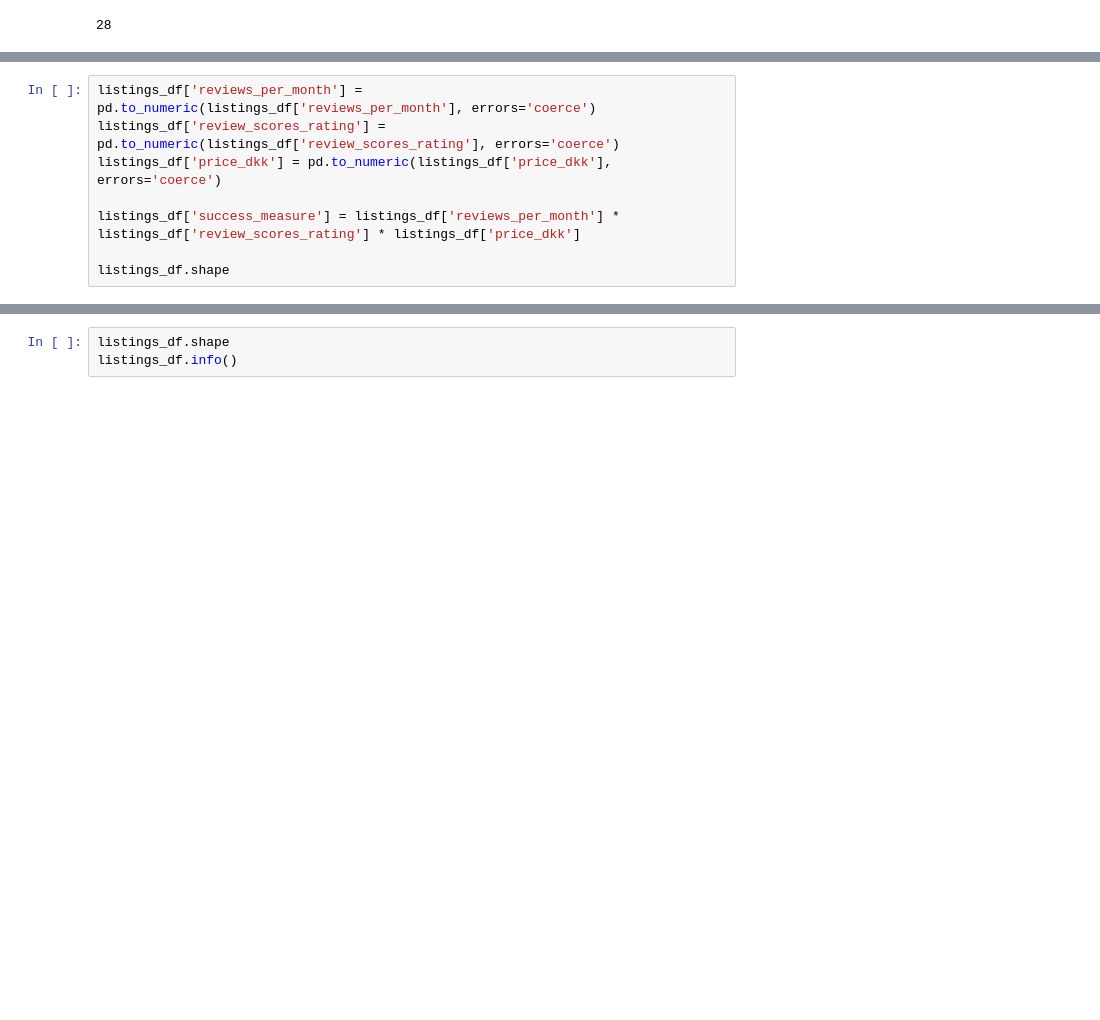
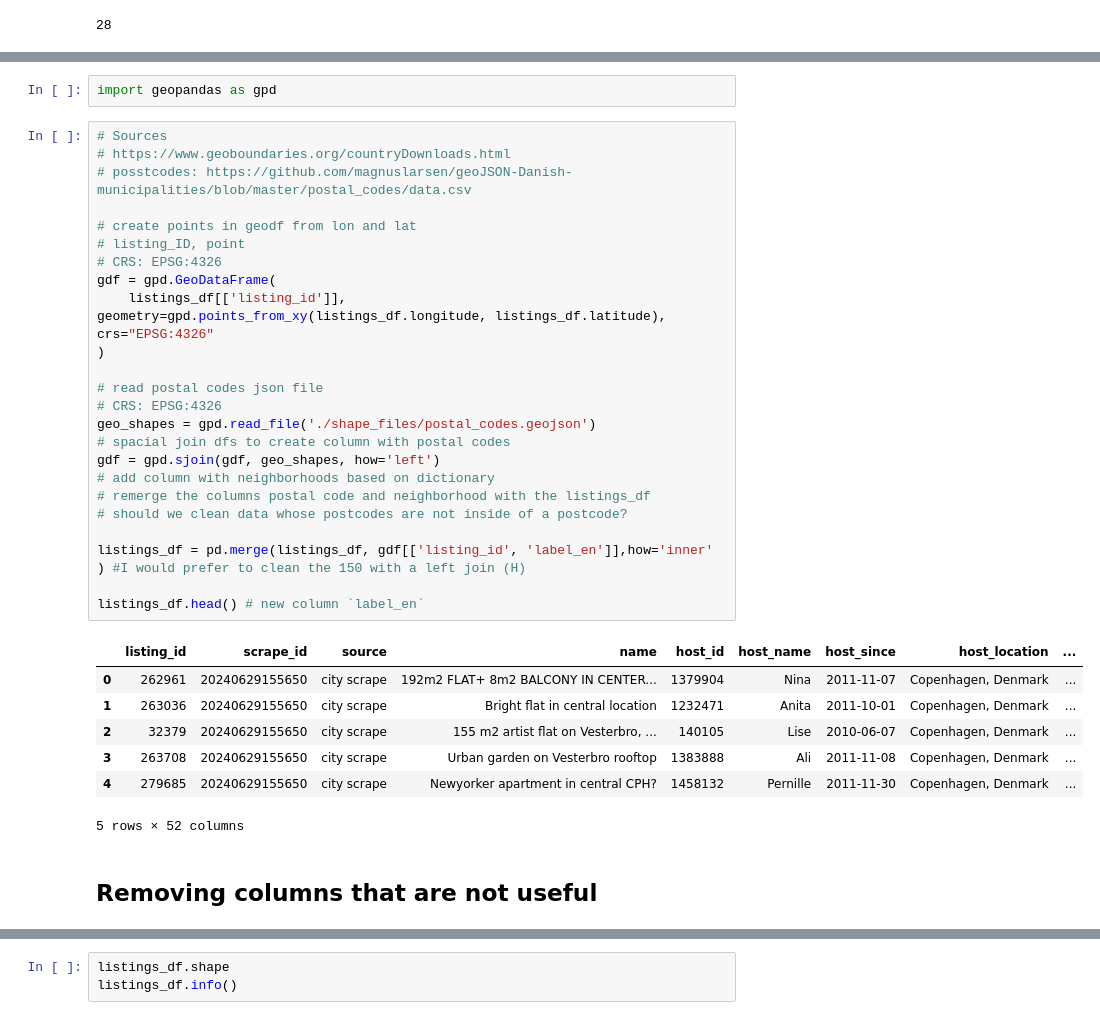
Before and after one commit to DJH961/DMV-Project, a Jupyter notebook: Cleaned data.ipynb, the cells around one changed output, grey strips where cells are left out. Drawn from its saved outputs; the diff is of its cells as text; blank space fills up the shorter version.

Commit message:
added neighborhoods to `listings_df` & postal_codes.geojson shapefile

```diff
--- a/Cleaned data.ipynb
+++ b/Cleaned data.ipynb
@@ -302,8 +261,0 @@ NameError: name 'googlemaps' is not defined
-# %%
-listings_df['reviews_per_month'] = pd.to_numeric(listings_df['reviews_per_month'], errors='coerce')
-listings_df['review_scores_rating'] = pd.to_numeric(listings_df['review_scores_rating'], errors='coerce')
-listings_df['price_dkk'] = pd.to_numeric(listings_df['price_dkk'], errors='coerce')
-
-listings_df['success_measure'] = listings_df['reviews_per_month'] * listings_df['review_scores_rating'] * listings_df['price_dkk']
-
-listings_df.shape
@@ -312 +269,37 @@ listings_df.shape
+# %%
+import geopandas as gpd
+# %%
+# Sources
+# https://www.geoboundaries.org/countryDownloads.html
+# posstcodes: https://github.com/magnuslarsen/geoJSON-Danish-municipalities/blob/master/postal_codes/data.csv
+
+# create points in geodf from lon and lat
+# listing_ID, point
+# CRS: EPSG:4326
+gdf = gpd.GeoDataFrame(
+    listings_df[['listing_id']], geometry=gpd.points_from_xy(listings_df.longitude, listings_df.latitude), crs="EPSG:4326"
+)
+
+# read postal codes json file
+# CRS: EPSG:4326
+geo_shapes = gpd.read_file('./shape_files/postal_codes.geojson')
+# spacial join dfs to create column with postal codes
+gdf = gpd.sjoin(gdf, geo_shapes, how='left')
+# add column with neighborhoods based on dictionary
+# remerge the columns postal code and neighborhood with the listings_df
+# should we clean data whose postcodes are not inside of a postcode?
+
+listings_df = pd.merge(listings_df, gdf[['listing_id', 'label_en']],how='inner' ) #I would prefer to clean the 150 with a left join (H)
+
+listings_df.head() # new column `label_en`
+# %% [output]
+|  | listing_id | scrape_id | source | name | host_id | host_name | host_since | host_location | ... |
+| 0 | 262961 | 20240629155650 | city scrape | 192m2 FLAT+ 8m2 BALCONY IN CENTER... | 1379904 | Nina | 2011-11-07 | Copenhagen, Denmark | ... |
+| 1 | 263036 | 20240629155650 | city scrape | Bright flat in central location | 1232471 | Anita | 2011-10-01 | Copenhagen, Denmark | ... |
+| 2 | 32379 | 20240629155650 | city scrape | 155 m2 artist flat on Vesterbro, ... | 140105 | Lise | 2010-06-07 | Copenhagen, Denmark | ... |
+| 3 | 263708 | 20240629155650 | city scrape | Urban garden on Vesterbro rooftop | 1383888 | Ali | 2011-11-08 | Copenhagen, Denmark | ... |
+| 4 | 279685 | 20240629155650 | city scrape | Newyorker apartment in central CPH? | 1458132 | Pernille | 2011-11-30 | Copenhagen, Denmark | ... |
+5 rows × 52 columns
+# %% [markdown]
+## Removing columns that are not useful
 # %%
```
Also changed, not shown: parts of 9 cells of this notebook, 1 other file.
